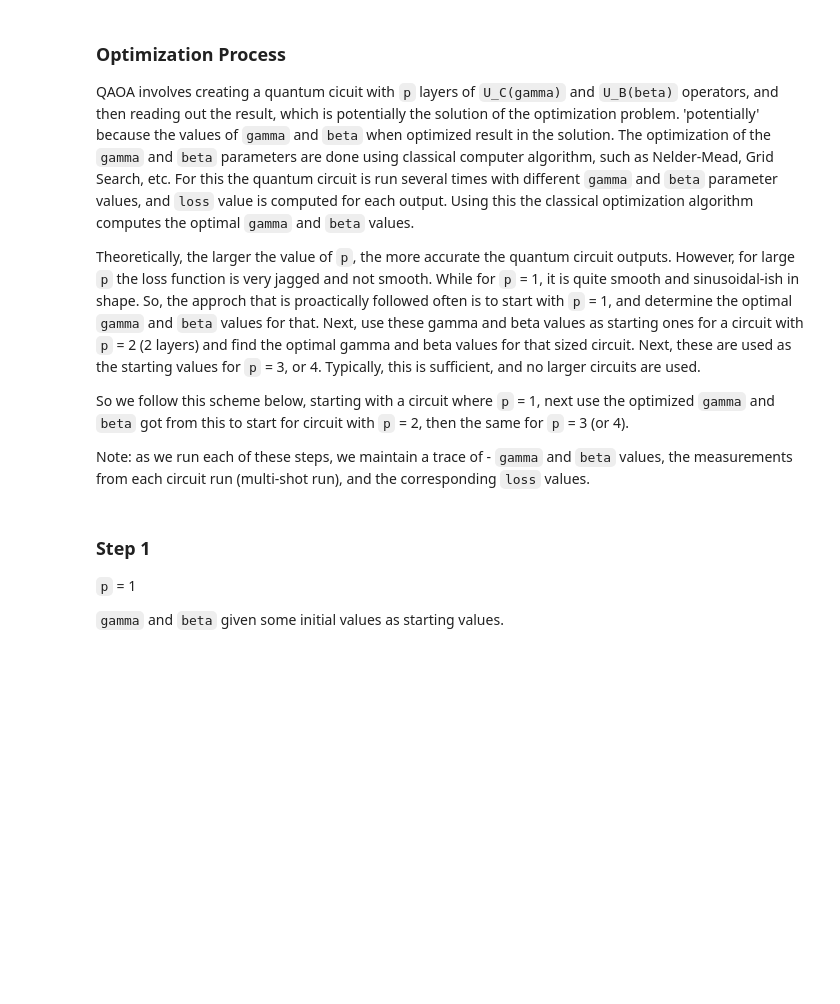
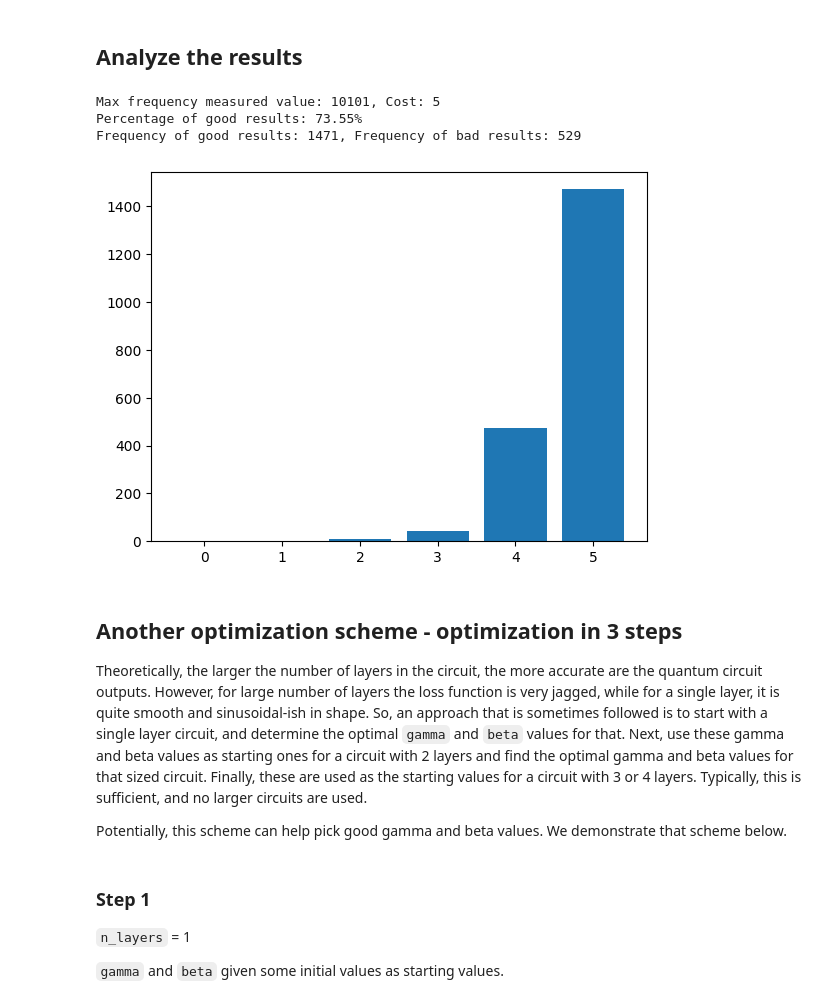
Before and after one commit to atulvarshneya/quantum-computing, a Jupyter notebook: examples/qckt/Well-Known Algorithms/QAOA-maxcut.ipynb, the cells around one changed output. Cells and saved outputs as stored; diff of their text form; code cells hidden in the pictures; blank space fills up the shorter version.

```diff
--- a/examples/qckt/Well-Known Algorithms/QAOA-maxcut.ipynb
+++ b/examples/qckt/Well-Known Algorithms/QAOA-maxcut.ipynb
@@ -211,17 +311,59 @@ def callback_fn(intermediate_result):
+# %% [markdown]
+## Analyze the results
+# %%
+
+def analyze_results(n_qubits, edges, n_layers, n_shots, gammavals, betavals):
+
+    best_counts = run_qaoa_circuit(n_qubits=n_qubits, edges=edges, n_layers=n_layers, n_shots=n_shots, gammavals=gammavals, betavals=betavals)
+    best_meas = max(best_counts, key=best_counts.get)
+    print(f"Max frequency measured value: {__measured_result_to_bitstring(best_meas,n_vertices)}, Cost: {qaoa_cost_function(__measured_result_to_bitstring(best_meas,n_vertices), edges)}")
+
+
+    # from the measurements, collect and plot counts for each cost value
+    from collections import defaultdict
+    costs_vs_counts = defaultdict(int)
+    for meas,count in best_counts.items():
+        bitstring = __measured_result_to_bitstring(meas, n_vertices)
+        cost = qaoa_cost_function(bitstring=bitstring, edges=edges)
+        costs_vs_counts[cost] += count
+    costsarr,countsarr = zip(*costs_vs_counts.items())
+    plt.bar(costsarr,countsarr)
+
+
+    # calculate the percentage of counts for max cost
+    maxcut = max(costsarr)
+    freq_good = 0
+    freq_bad = 0
+    for i,count in enumerate(costsarr):
+        if count == maxcut:
+            freq_good += countsarr[i]
+        else:
+            freq_bad += countsarr[i]
+
+    print(f"Percentage of good results: {100.0 * freq_good/(freq_good+freq_bad)}%")
+    print(f"Frequency of good results: {freq_good}, Frequency of bad results: {freq_bad}")
+# %%
+# Take the gamma and beta values from the optimization result
+res_x = (opt_res.x).tolist()
+gammavals = res_x[0:n_layers]  # the optimal values from previous step
+betavals = res_x[n_layers:]  # the optimal values from previous step
+
+analyze_results(n_qubits=n_vertices, edges=edges, n_layers=n_layers, n_shots=n_shots, gammavals=gammavals, betavals=betavals)
+# %% [output]
+Max frequency measured value: 10101, Cost: 5
+Percentage of good results: 73.55%
+Frequency of good results: 1471, Frequency of bad results: 529
+[figure, added]
 # %% [markdown]
-### Optimization Process
+## Another optimization scheme - optimization in 3 steps
 
-QAOA involves creating a quantum cicuit with `p` layers of `U_C(gamma)` and `U_B(beta)` operators, and then reading out the result, which is potentially the solution of the optimization problem. 'potentially' because the values of `gamma` and `beta` when optimized result in the solution. The optimization of the `gamma` and `beta` parameters are done using classical computer algorithm, such as Nelder-Mead, Grid Search, etc. For this the quantum circuit is run several times with different `gamma` and `beta` parameter values, and `loss` value is computed for each output. Using this the classical optimization algorithm computes the optimal `gamma` and `beta` values.
+Theoretically, the larger the number of layers in the circuit, the more accurate are the quantum circuit outputs. However, for large number of layers the loss function is very jagged, while for a single layer, it is quite smooth and sinusoidal-ish in shape. So, an approach that is sometimes followed is to start with a single layer circuit, and determine the optimal `gamma` and `beta` values for that. Next, use these gamma and beta values as starting ones for a circuit with 2 layers and find the optimal gamma and beta values for that sized circuit. Finally, these are used as the starting values for a circuit with 3 or 4 layers. Typically, this is sufficient, and no larger circuits are used.
 
-Theoretically, the larger the value of `p`, the more accurate the quantum circuit outputs. However, for large `p` the loss function is very jagged and not smooth. While for `p` = 1, it is quite smooth and sinusoidal-ish in shape. So, the approch that is proactically followed often is to start with `p` = 1, and determine the optimal `gamma` and `beta` values for that. Next, use these gamma and beta values as starting ones for a circuit with `p` = 2 (2 layers) and find the optimal gamma and beta values for that sized circuit. Next, these are used as the starting values for `p` = 3, or 4. Typically, this is sufficient, and no larger circuits are used.
-
-So we follow this scheme below, starting with a circuit where `p` = 1, next use the optimized `gamma` and `beta` got from this to start for circuit with `p` = 2, then the same for `p` = 3 (or 4).
-
-Note: as we run each of these steps, we maintain a trace of - `gamma` and `beta` values, the measurements from each circuit run (multi-shot run), and the corresponding `loss` values.
+Potentially, this scheme can help pick good gamma and beta values. We demonstrate that scheme below.
 # %% [markdown]
 ### Step 1
 
-`p` = 1
+`n_layers` = 1
 
 `gamma` and `beta` given some initial values as starting values.
 # %%
```
Also changed, not shown: parts of 39 cells of this notebook, 8 other files.
